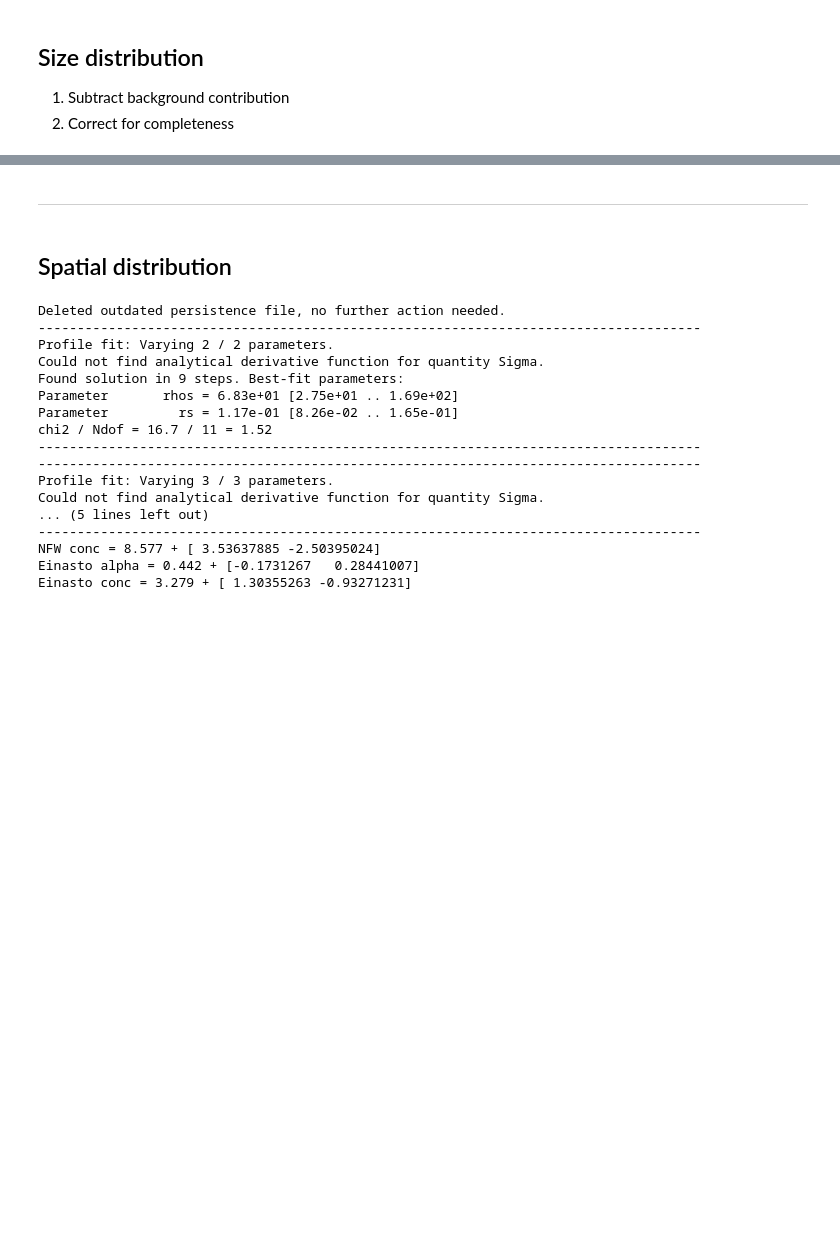
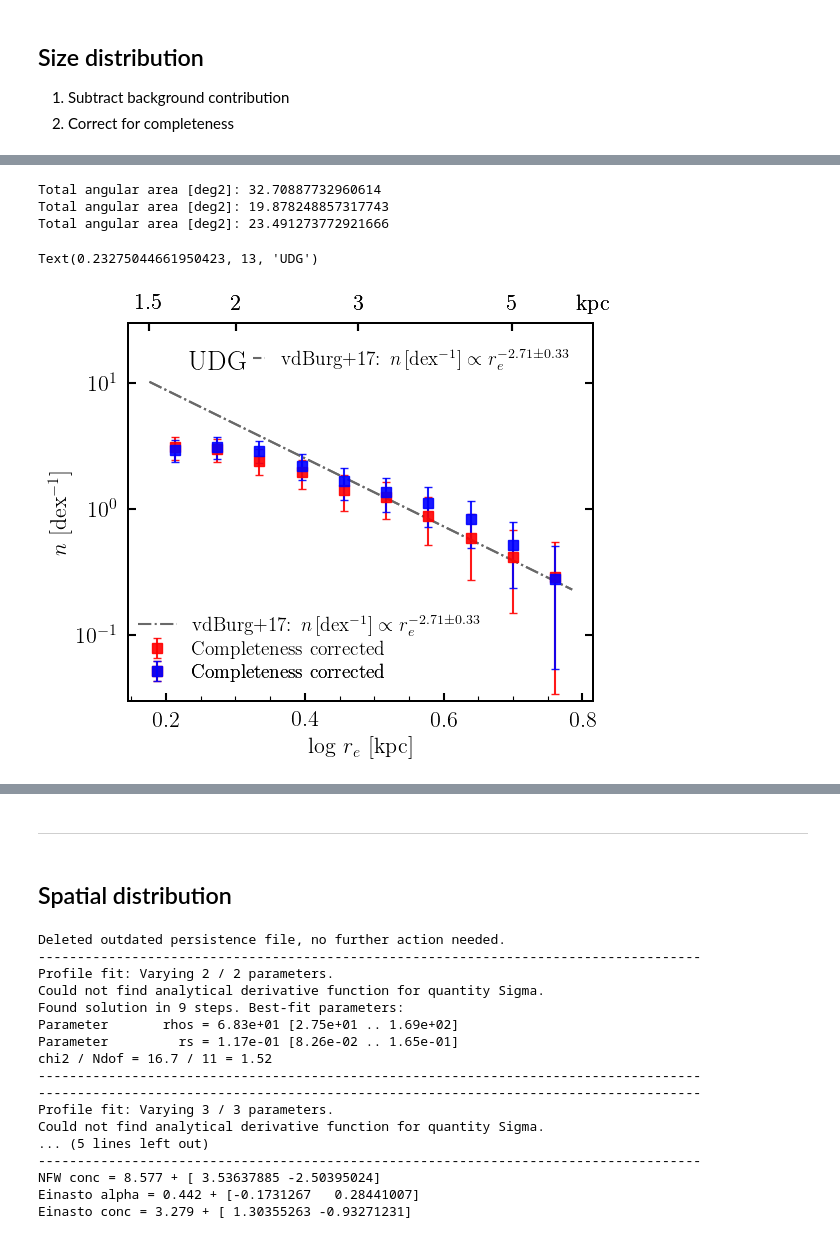
Before and after one commit to AstroJacobLi/kuaizi, a Jupyter notebook: diezi/scarlet_modeling/nsa_z002_004/UPG/UDG_UPG_size_number_profile.ipynb, the cells around one changed output, grey strips where cells are left out. Cells and saved outputs as stored; diff of their text form; code cells hidden in the pictures; blank space fills up the shorter version.

```diff
--- a/diezi/scarlet_modeling/nsa_z002_004/UPG/UDG_UPG_size_number_profile.ipynb
+++ b/diezi/scarlet_modeling/nsa_z002_004/UPG/UDG_UPG_size_number_profile.ipynb
@@ -293,0 +123,48 @@ Total angular area [deg2]: 32.36912377009267
+# %%
+fig, ax1 = plt.subplots(1, 1, figsize=(6, 5), sharey=True)
+
+name = 'udg'
+GALARY = '/tigress/jiaxuanl/public_html/galary/'
+thresh = None
+
+udg_cat = Table.read(
+    f'{GALARY}/catalogs/nsa_z001_004/{name}_z001_004_spergel_after_viz_w_missed.fits')
+flag = (udg_cat['rhalf_phys'] + udg_cat['rhalf_phys_err'] >= 1.5
+       ) & (udg_cat['SB_eff_avg'][:, 0] + udg_cat['SB_eff_avg_err'][:, 0] >= 25)
+udg_cat = udg_cat[flag]
+udg_cat = udg_cat[udg_cat['completeness'] > 0.1]
+
+_, ind = np.unique(udg_cat['host_name'].data, return_index=True)
+total_area = (np.pi * (udg_cat['host_r_vir_ang'].data[ind]**2)).sum() # deg^2 #  - (3/60)**2
+print('Total angular area [deg2]:', total_area)
+
+fake_udg_cat = Table.read(f'./Catalog/random_field/fake_{name}_cat_{date}.fits')
+fake_udg_cat = fake_udg_cat[fake_udg_cat['completeness'] > 0.1]
+
+
+udg_coord = SkyCoord(udg_cat['ra'], udg_cat['dec'], unit='deg')
+host_coord = SkyCoord(udg_cat['host_RA'], udg_cat['host_DEC'], unit='deg')
+dist = udg_coord.separation(host_coord)
+dist_ratio = dist.to(u.deg).value / udg_cat['host_r_vir_ang'].data
+
+
+temp = udg_cat[dist_ratio >= 0.5]
+fig, ax1 = plot_size_distribution_new(temp, fake_udg_cat, total_area, 24,
+                                  fake_udg_repeats=10*20, name='UDG', ax=ax1, color='r',
+                                  fit_line=False, refit=True, verbose=True, only_result=True)
+
+temp = udg_cat[dist_ratio <= 0.5]
+fig, ax1 = plot_size_distribution_new(temp, fake_udg_cat, total_area, 24,
+                                  fake_udg_repeats=10*20, name='UDG', ax=ax1, color='b',
+                                  fit_line=False, refit=True, verbose=True, only_result=True)
+
+ax1.set_ylim(0.03, 30)
+xlim = ax1.get_xlim()
+plt.text(0.13 * (xlim[1] - xlim[0]) + xlim[0], 13, 'UDG', fontsize=20,
+         bbox=dict(facecolor='w', alpha=1, edgecolor='none'))
+# %% [output]
+Total angular area [deg2]: 32.70887732960614
+Total angular area [deg2]: 19.878248857317743
+Total angular area [deg2]: 23.491273772921666
+Text(0.23275044661950423, 13, 'UDG')
+[figure, added]
```
Also changed, not shown: parts of 13 cells of this notebook, 3 other files.
